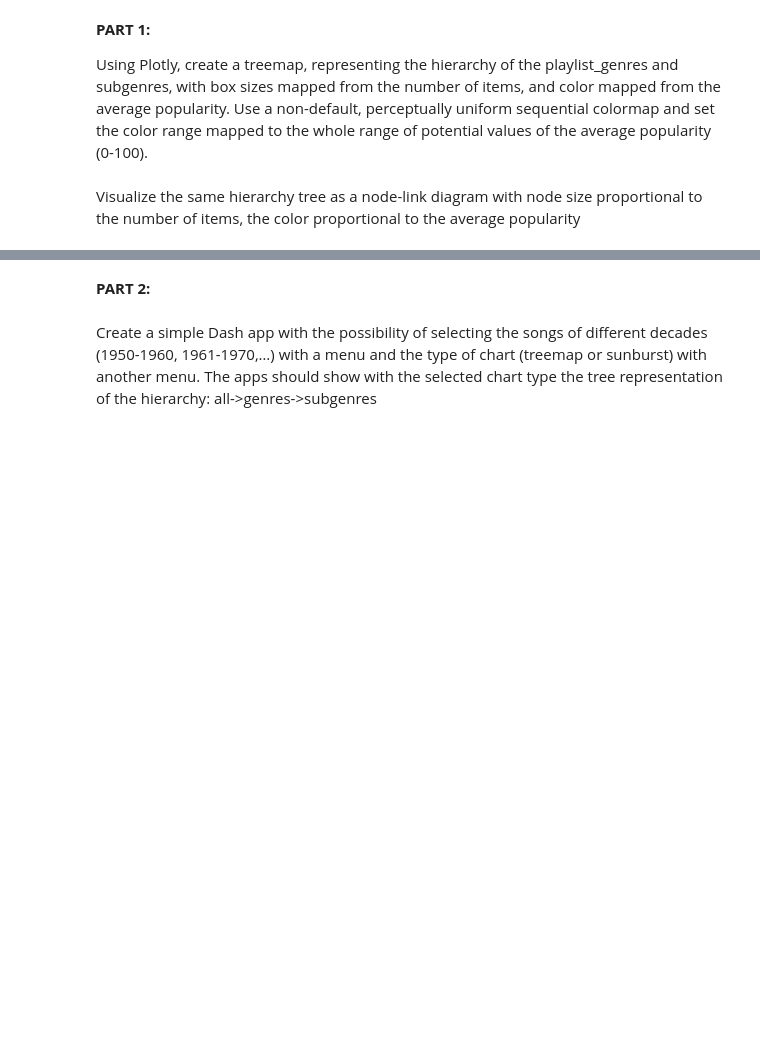
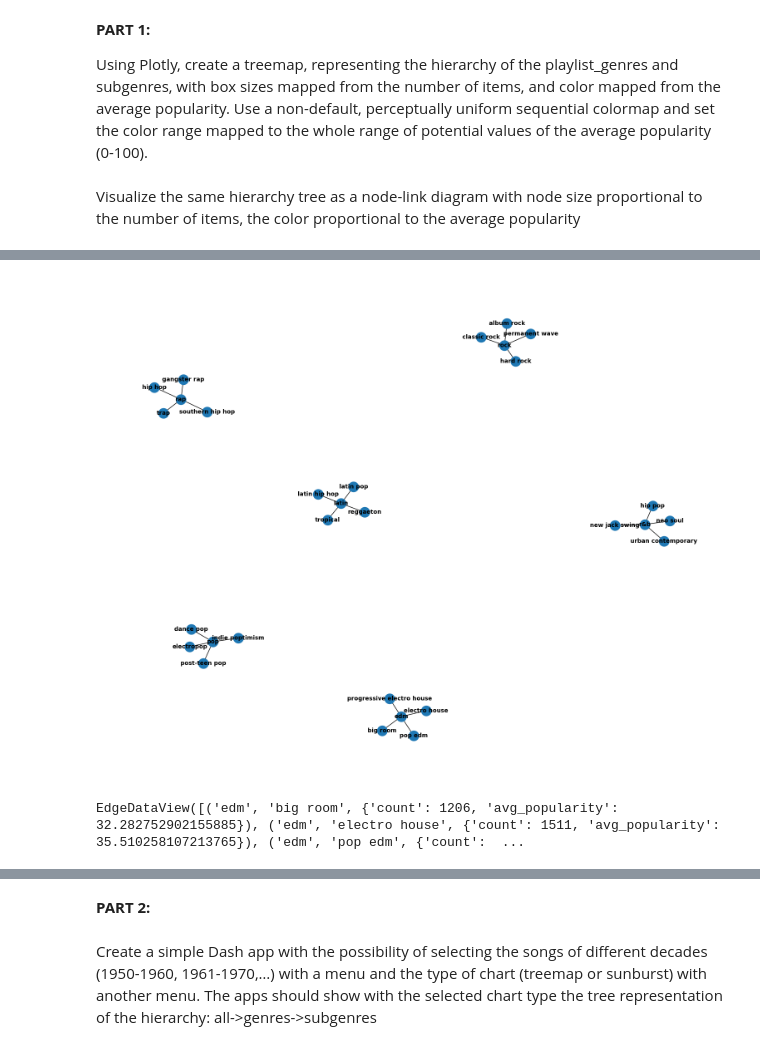
Before and after one commit to IsabellaPodavini/Data_Visulization, a Jupyter notebook: Homework_3/homework_3.ipynb, the cells around one changed output, grey strips where cells are left out. Drawn from its saved outputs; the diff is of its cells as text; code cells hidden in the pictures; blank space fills up the shorter version.

```diff
--- a/Homework_3/homework_3.ipynb
+++ b/Homework_3/homework_3.ipynb
@@ -216,0 +257,13 @@ Visualize the same hierarchy tree as a node-link diagram with node size proporti
+# %%
+#create a new graph from df
+H = nx.from_pandas_edgelist(genre_subgenre, 'playlist_genre', 'playlist_subgenre', ["count", "avg_popularity"])
+
+#plot the graph
+plt.figure(figsize=(15,12))
+nx.draw(H, with_labels= True, font_size= 10, font_weight = 'bold')
+# %% [output]
+[figure, added]
+# %%
+H.edges(data = True)
+# %% [output]
+EdgeDataView([('edm', 'big room', {'count': 1206, 'avg_popularity': 32.282752902155885}), ('edm', 'electro house', {'count': 1511, 'avg_popularity': 35.510258107213765}), ('edm', 'pop edm', {'count':  ...
```
Also changed, not shown: parts of 11 cells of this notebook.
